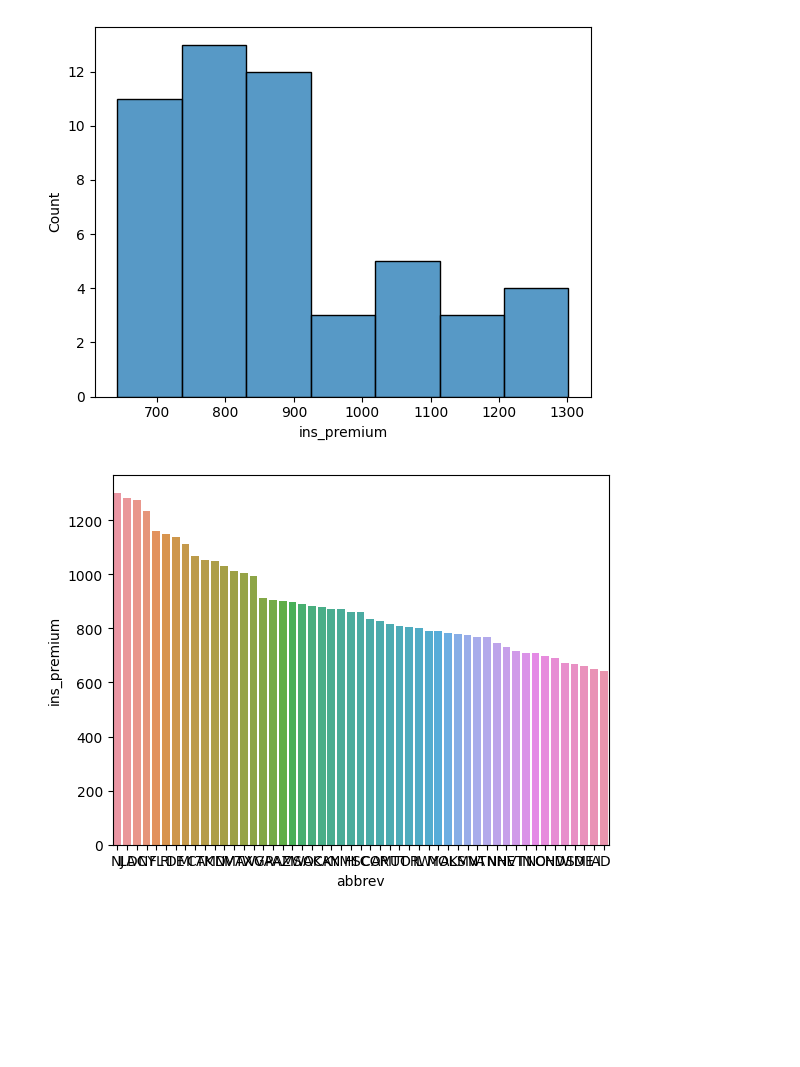
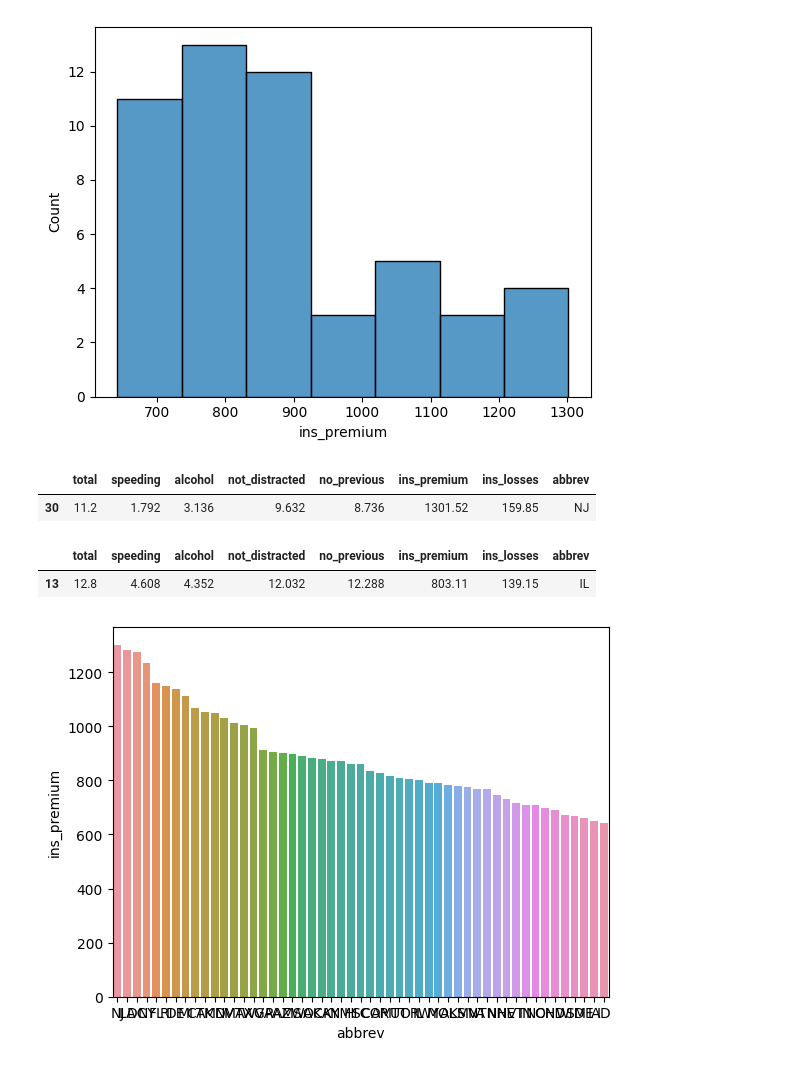
Before and after one commit to safiyeolgun/DA-STATS, a Jupyter notebook: car_crashes.ipynb, the cells around one changed output. Cells and saved outputs as stored; diff of their text form; code cells hidden in the pictures; blank space fills up the shorter version.

```diff
--- a/car_crashes.ipynb
+++ b/car_crashes.ipynb
@@ -140,6 +163,16 @@ df.groupby('abbrev')['ins_premium'].mean().sort_values(ascending=False).reset_in
 sns.histplot(x = 'ins_premium', data = df);
 # %% [output]
 [figure]
+# %%
+df.loc[df['abbrev'] == 'NJ']
+# %% [output]
+|  | total | speeding | alcohol | not_distracted | no_previous | ins_premium | ins_losses | abbrev |
+| 30 | 11.2 | 1.792 | 3.136 | 9.632 | 8.736 | 1301.52 | 159.85 | NJ |
+# %%
+df.loc[df['abbrev'] == 'IL']
+# %% [output]
+|  | total | speeding | alcohol | not_distracted | no_previous | ins_premium | ins_losses | abbrev |
+| 13 | 12.8 | 4.608 | 4.352 | 12.032 | 12.288 | 803.11 | 139.15 | IL |
 # %%
 sns.barplot(x = 'abbrev', y ='ins_premium', data= df,  order=df.sort_values('ins_premium', ascending = False).abbrev);
 # %% [output]
```
Also changed, not shown: parts of 5 cells of this notebook.
